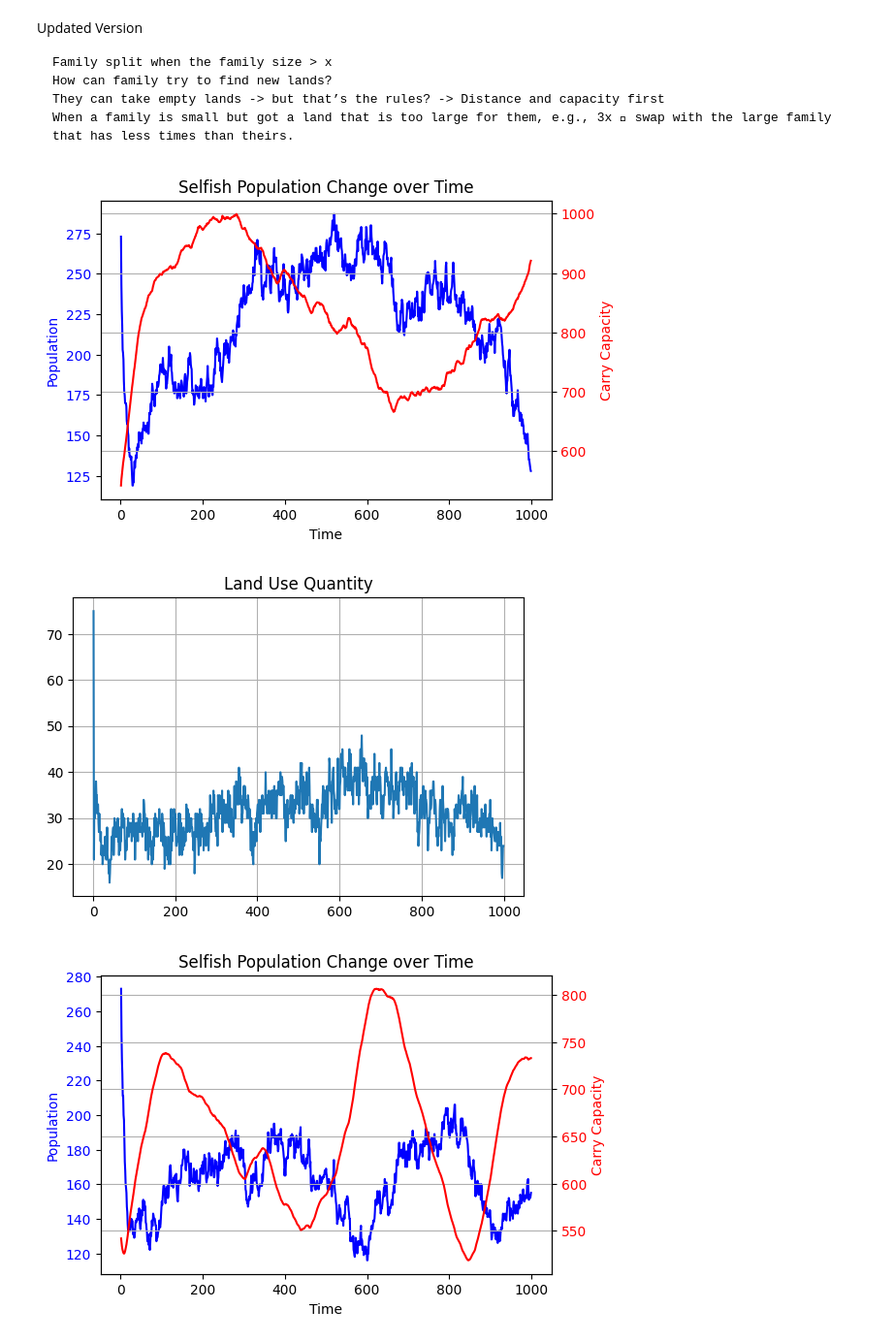
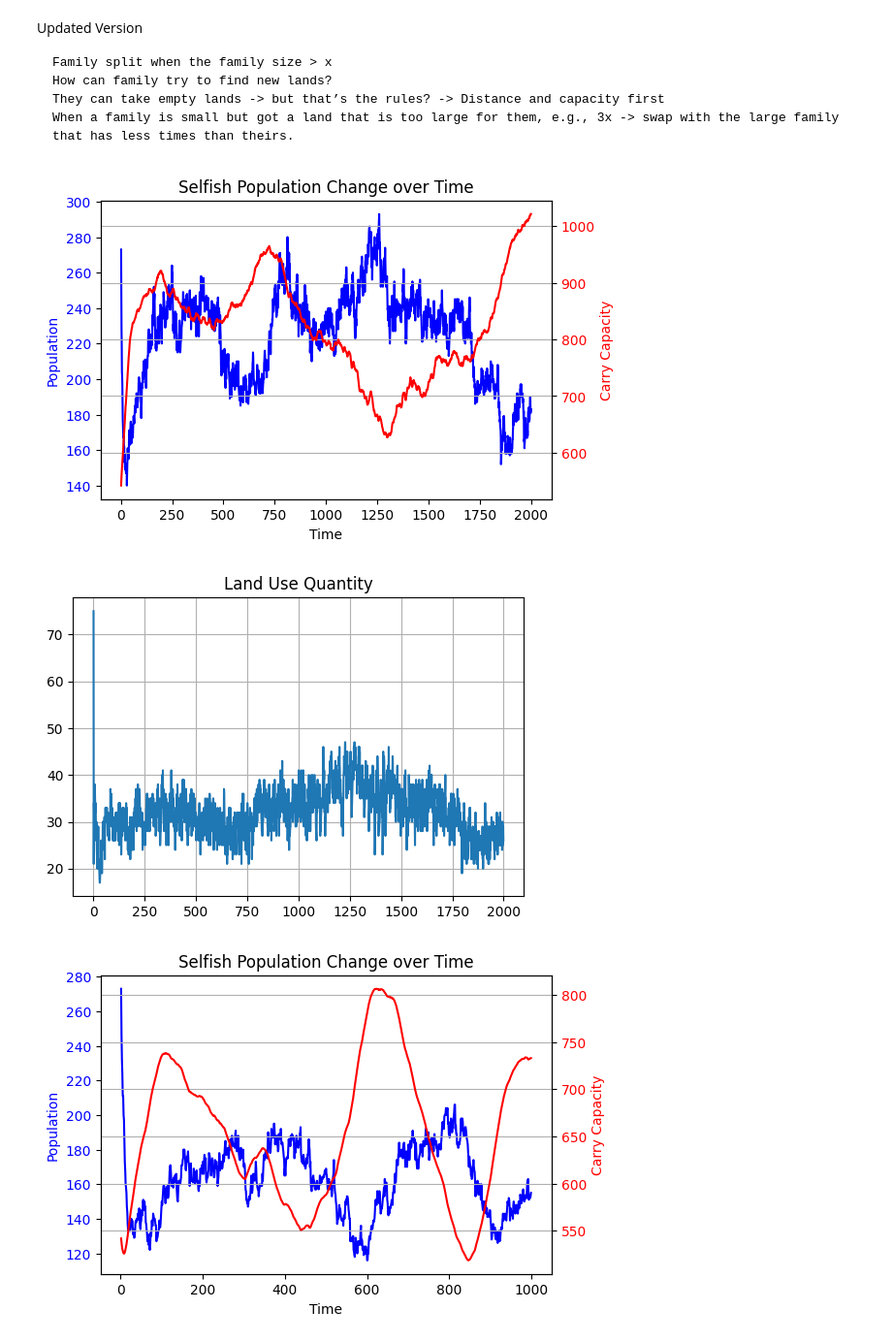
Before and after one commit to yutongliang723/Agent-Based-Model-CSH, a Jupyter notebook: Agent-Based Model - Week 6 Yutong.ipynb, the cells around one changed output. Shown at 97% size. Saved outputs shown, nothing was run; the diff lists cells and outputs as text; code cells hidden in the pictures.

```diff
--- a/Agent-Based Model - Week 6 Yutong.ipynb
+++ b/Agent-Based Model - Week 6 Yutong.ipynb
@@ -31,7 +31,7 @@ Updated Version
 	Family split when the family size > x
 	How can family try to find new lands?
 	They can take empty lands -> but that’s the rules? -> Distance and capacity first
-	When a family is small but got a land that is too large for them, e.g., 3x  swap with the large family that has less times than theirs.
+	When a family is small but got a land that is too large for them, e.g., 3x -> swap with the large family that has less times than theirs.
 # %%
 def communism_simulation_population_original(vec1, k, a, initial_lands, simulation_time, K_star_t, num_household, num_support, inital_capacity, split, migration):
     def family_num(max_size_family, num_household): # Piosson distribution (the mean is lambda)
@@ -261,33 +261,33 @@ def plot_commuism_simulation_population2(vec1, k, a, initial_lands, simulation_t
     ax1.plot(time_steps, populations, color='blue', label='Population')
     ax1.set_xlabel('Time')
     ax1.set_ylabel('Population', color='blue')
     ax1.tick_params(axis='y', labelcolor='blue')
 
     # Create a secondary y-axis and plot carry capacity on it
     ax2 = ax1.twinx()
     ax2.plot(time_steps, K, color='red', label='Carry Capacity')
     ax2.set_ylabel('Carry Capacity', color='red')
     ax2.tick_params(axis='y', labelcolor='red')
 
     plt.grid(True)
     plt.title('Selfish Population Change over Time')
     plt.show()
 
     fig = plt.figure(figsize=(6, 4))
     plt.plot(time_steps, [sum(i) for i in U][:-1])
     plt.grid(True)
     plt.title('Land Use Quantity')
     plt.show()
 
 k = 0.01 # land recovery rate
 a = 0.1 # soil loss rate
-simulation_time = 1000 #simulation year
+simulation_time = 2000 #simulation year
 num_household = 100
 initial_lands = 200
 num_support = 4
 K_star_t = 10
 max_size_family = 10 #from the beginning
 plot_commuism_simulation_population2(vec1, k, a, initial_lands, simulation_time, K_star_t, num_household, num_support, 'different', 'split', 'selfish')
 # %% [output]
-[figure, old version]
+[figure, new version]
-[figure, old version]
+[figure, new version]
```
Also changed, not shown: parts of 1 cell of this notebook, 1 other file.
